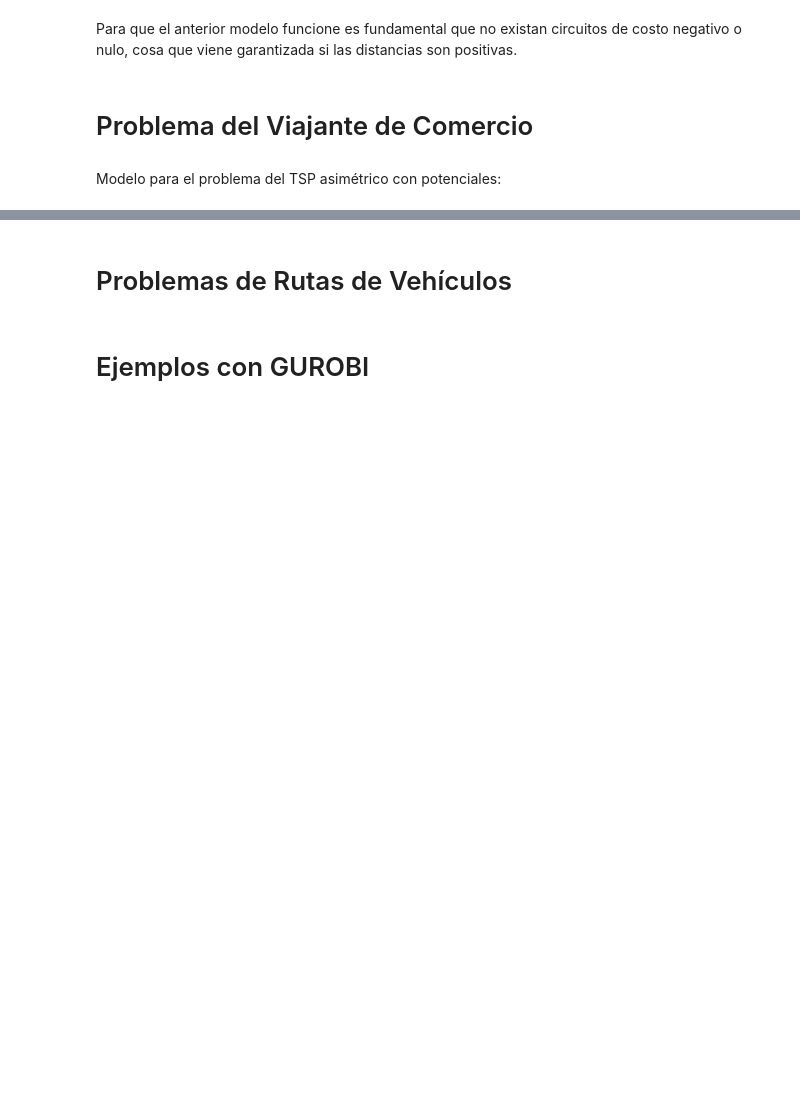
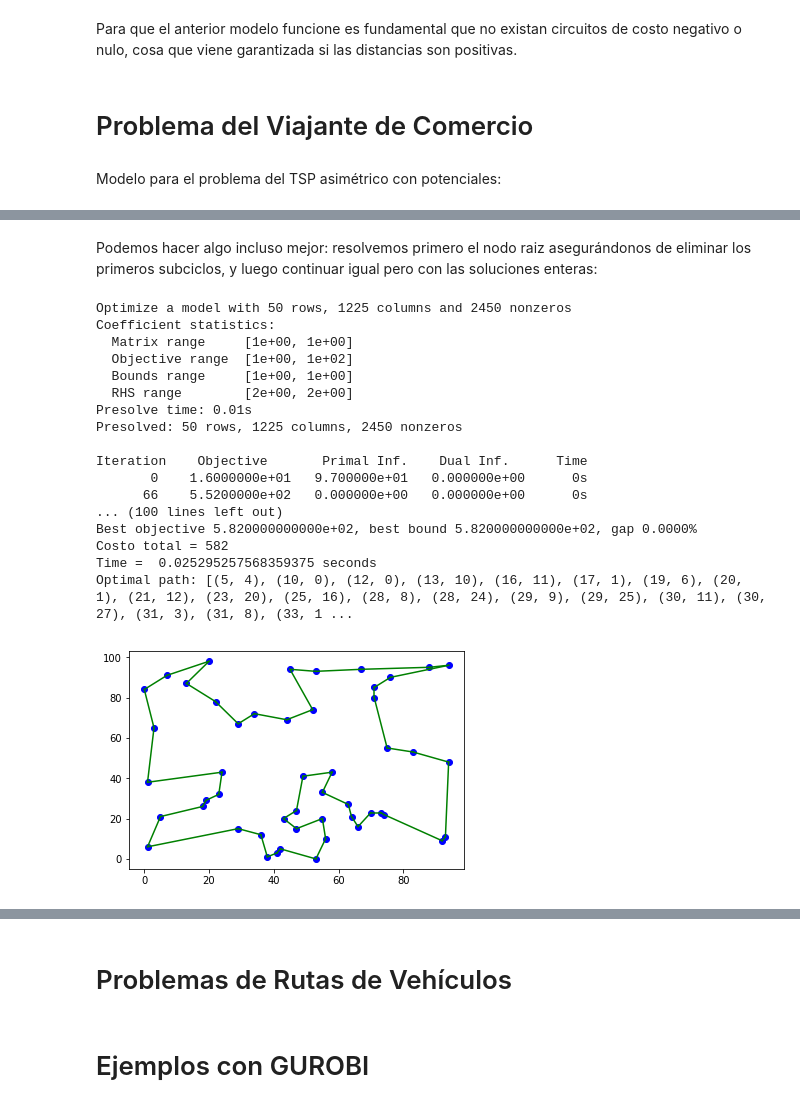
Before and after one commit to jjsalaza/Ingenieria-Logistica-ULL, a Jupyter notebook: logistica.ipynb, the cells around one changed output, grey strips where cells are left out. Drawn from its saved outputs; the diff is of its cells as text; code cells hidden in the pictures; blank space fills up the shorter version.

```diff
--- a/logistica.ipynb
+++ b/logistica.ipynb
@@ -676,0 +534,76 @@ print('')
+# %% [markdown]
+Podemos hacer algo incluso mejor: resolvemos primero el nodo raiz asegurándonos de eliminar los primeros subciclos, y luego continuar igual pero con las soluciones enteras:
+# %%
+import networkx
+from gurobipy import *
+
+def SEC1():
+        vals = modelo.getAttr('x', vars)
+        G = networkx.Graph()
+        G.add_edges_from( (i,j) for i,j in vals.keys() if vals[i,j]>EPS)
+        Components = list(networkx.connected_components(G))
+        if len(Components) == 1:
+            return False
+        for S in Components:
+            modelo.addConstr( quicksum( vars[i,j] for i in S for j in S if j<i) <= len(S)-1 )
+        return True
+
+def SEC2():
+        vals = modelo.getAttr('x', vars)
+        G = networkx.Graph()
+        for i,j in vals.keys():
+            if vals[i,j]>EPS:
+                G.add_edge( i, j, capacity = vals[i,j] )
+
+        corte = False
+        free = [True]*n
+        for i in range(1,n) :
+            if free[i]:
+                cut_value, partition = networkx.minimum_cut(G, 0, i)
+                if cut_value < 2-EPS:
+                    non_S, S = partition
+                    modelo.addConstr( quicksum( vars[i,j] for i in S for j in S if j<i) <= len(S)-1 )
+                    corte = True
+                    for j in S: free[j] = False
+        return corte
+
+
+modelo = Model()
+vars = modelo.addVars(dist.keys(), lb=0.0, ub=1.0, obj=dist, vtype=GRB.CONTINUOUS, name='e')
+modelo.addConstrs(vars.sum(i,'*') + vars.sum('*',i) == 2 for i in range(n))
+
+modelo.optimize()
+while SEC2():
+    modelo.optimize()
+for v in modelo.getVars():
+    v.vtype = GRB.BINARY
+modelo.optimize()
+while SEC1():
+    modelo.optimize()
+
+print('Costo total = %g' % modelo.objVal)
+print('Time = ',modelo.Runtime, "seconds")
+
+vals = modelo.getAttr('x', vars)
+selected = [(i,j) for i,j in vals.keys() if vals[i,j] > 0.5]
+print('Optimal path: %s' % str(selected))
+dibuja(selected)
+# %% [output]
+Optimize a model with 50 rows, 1225 columns and 2450 nonzeros
+Coefficient statistics:
+  Matrix range     [1e+00, 1e+00]
+  Objective range  [1e+00, 1e+02]
+  Bounds range     [1e+00, 1e+00]
+  RHS range        [2e+00, 2e+00]
+Presolve time: 0.01s
+Presolved: 50 rows, 1225 columns, 2450 nonzeros
+
+Iteration    Objective       Primal Inf.    Dual Inf.      Time
+       0    1.6000000e+01   9.700000e+01   0.000000e+00      0s
+      66    5.5200000e+02   0.000000e+00   0.000000e+00      0s
+... (100 lines left out)
+Best objective 5.820000000000e+02, best bound 5.820000000000e+02, gap 0.0000%
+Costo total = 582
+Time =  0.025295257568359375 seconds
+Optimal path: [(5, 4), (10, 0), (12, 0), (13, 10), (16, 11), (17, 1), (19, 6), (20, 1), (21, 12), (23, 20), (25, 16), (28, 8), (28, 24), (29, 9), (29, 25), (30, 11), (30, 27), (31, 3), (31, 8), (33, 1 ...
+[figure, added]
```
Also changed, not shown: parts of 21 cells of this notebook.
